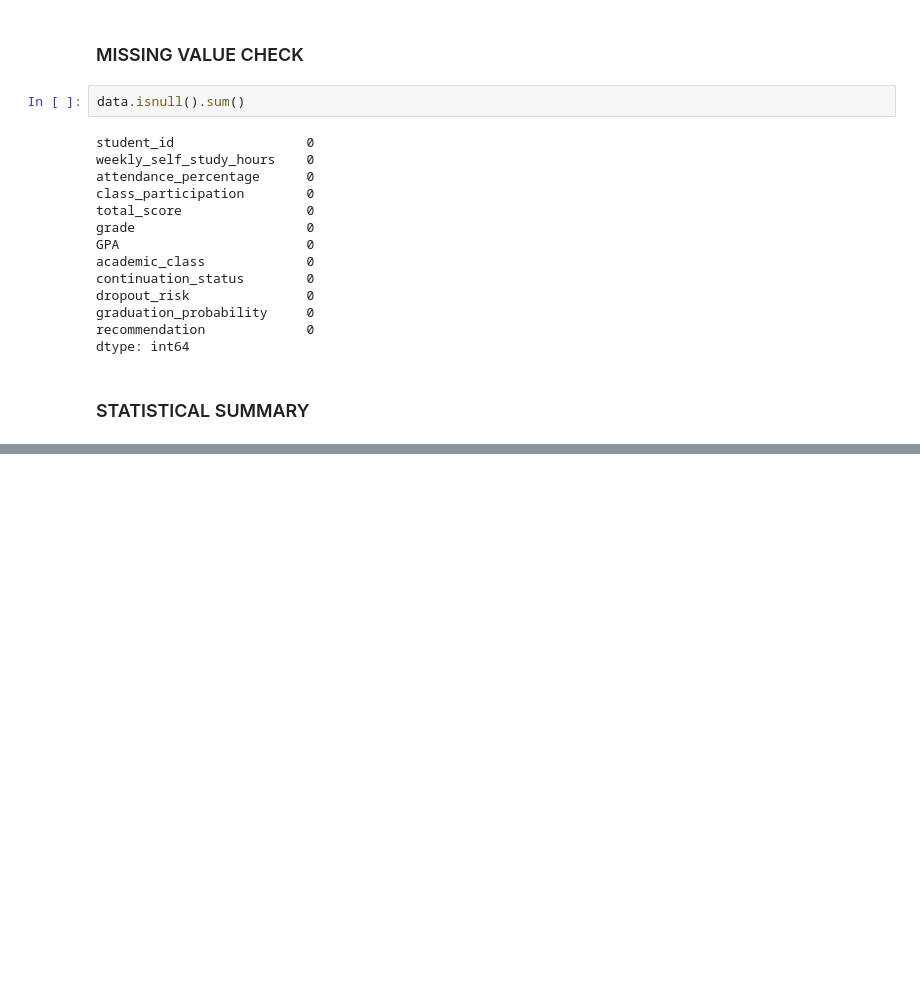
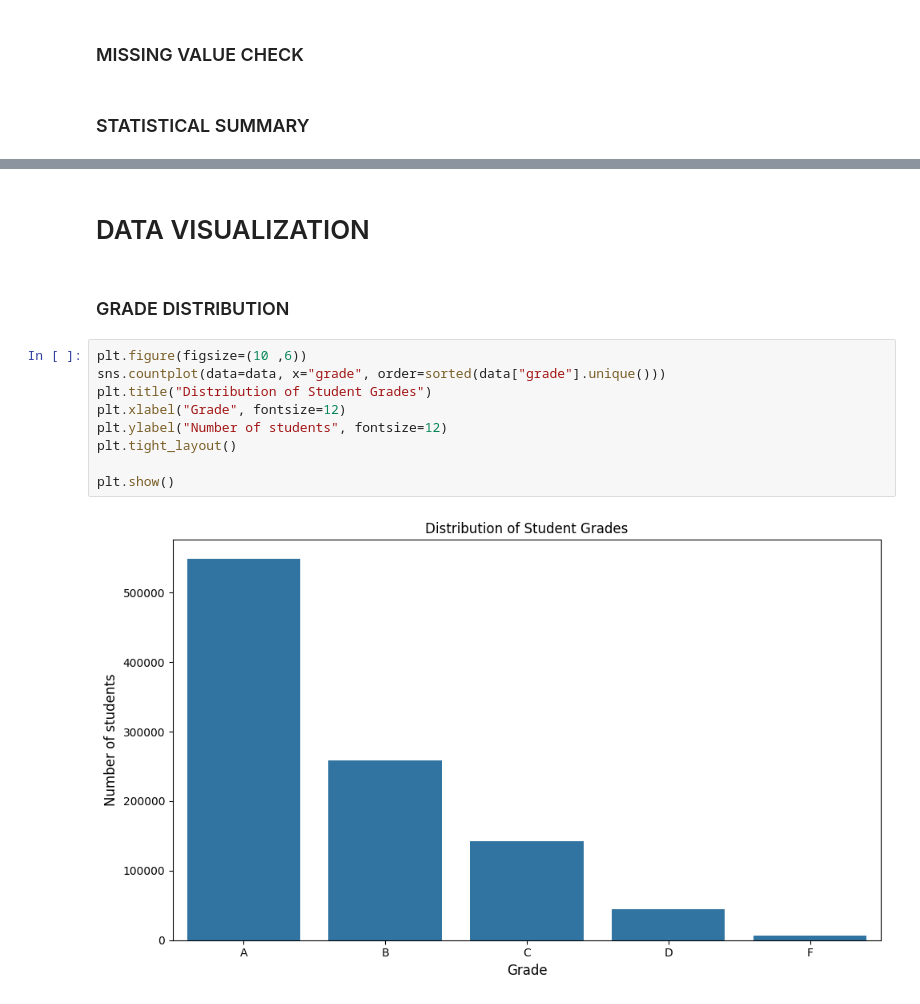
Before and after one commit to aidaryiddi-kp/Student-perfomance-Ai, a Jupyter notebook: dataanalysis.ipynb, the cells around one changed output, grey strips where cells are left out. Saved outputs shown, nothing was run; the diff lists cells and outputs as text; blank space fills up the shorter version.

```diff
--- a/dataanalysis.ipynb
+++ b/dataanalysis.ipynb
@@ -44,22 +46,6 @@ dtypes: float64(5), int64(2), str(5)
 memory usage: 91.6 MB
 # %% [markdown]
 ### MISSING VALUE CHECK
-# %%
-data.isnull().sum()
-# %% [output]
-student_id                 0
-weekly_self_study_hours    0
-attendance_percentage      0
-class_participation        0
-total_score                0
-grade                      0
-GPA                        0
-academic_class             0
-continuation_status        0
-dropout_risk               0
-graduation_probability     0
-recommendation             0
-dtype: int64
 # %% [markdown]
 ### STATISTICAL SUMMARY
 # %%
@@ -74,3 +60,18 @@ data.describe()
 | 50% | 500000.500000 | 15.000000 | 85.000000 | 6.000000 | 87.500000 | 4.500000 | ... |
 | 75% | 750000.250000 | 19.700000 | 91.800000 | 7.300000 | 100.000000 | 4.500000 | ... |
 | max | 1000000.000000 | 40.000000 | 100.000000 | 10.000000 | 100.000000 | 4.500000 | ... |
+# %% [markdown]
+# DATA VISUALIZATION
+# %% [markdown]
+### GRADE DISTRIBUTION
+# %%
+plt.figure(figsize=(10 ,6))
+sns.countplot(data=data, x="grade", order=sorted(data["grade"].unique()))
+plt.title("Distribution of Student Grades")
+plt.xlabel("Grade", fontsize=12)
+plt.ylabel("Number of students", fontsize=12)
+plt.tight_layout()
+
+plt.show()
+# %% [output]
+[figure, added]
```
Also changed, not shown: parts of 3 cells of this notebook.
